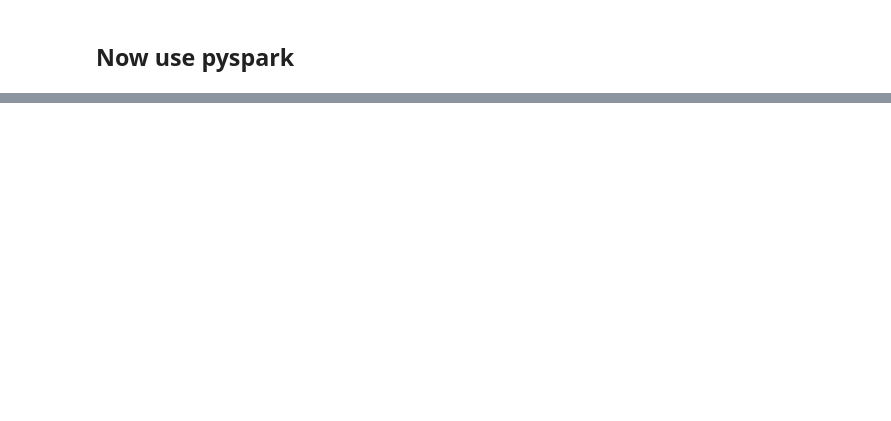
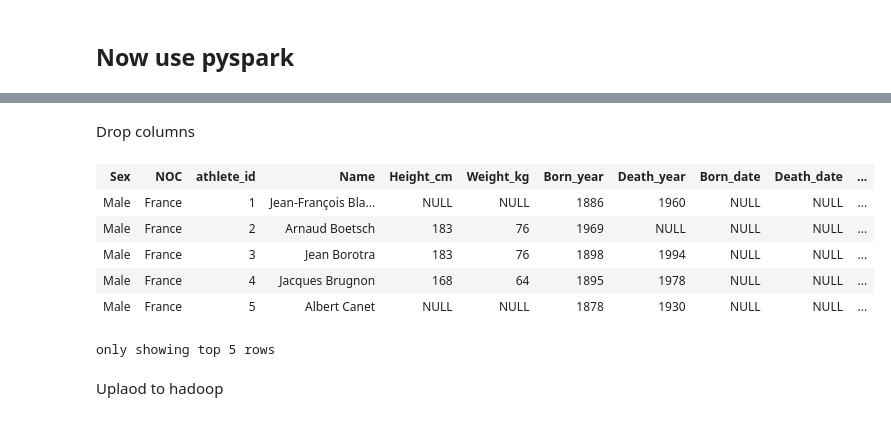
Before and after one commit to ojnny08/olympic-athlete-performance-elt, a Jupyter notebook: notebook/production.ipynb, the cells around one changed output, grey strips where cells are left out. Cells and saved outputs as stored; diff of their text form; code cells hidden in the pictures; blank space fills up the shorter version.

Commit message:
Ingested cleaned and transformed athlete and competition result datasets into a distributed HDFS environment using PySpark.

```diff
--- a/notebook/production.ipynb
+++ b/notebook/production.ipynb
@@ -51,0 +65,6 @@ org.apache.spark.SparkException: Exception thrown in awaitResult:
+# %%
+df_athletes = (
+    df_athletes
+    .withColumn('Born_date', F.try_to_date(F.col('Born_date'), 'd-MMMM-yyyy'))
+    .withColumn('Death_date', F.try_to_date(F.col('Death_date'), 'd-MMMM-yyyy'))
+)
@@ -51,0 +73,6 @@ org.apache.spark.SparkException: Exception thrown in awaitResult:
+# %%
+df_athletes = df_athletes.withColumn(
+    'Age',
+    F.col('Death_year') - F.col('Born_year')
+)
+df_athletes
@@ -51,0 +87,30 @@ org.apache.spark.SparkException: Exception thrown in awaitResult:
+# %% [markdown]
+Drop columns
+# %%
+df_athletes = df_athletes.drop(
+    'Roles',
+    'Full name',
+    'Used name',
+    'Born',
+    'Died',
+    'Measurements',
+    'Affiliations',
+    'Nick/petnames',
+    'Title(s)',
+    'Other names',
+    'Nationality',
+    'Original name',
+    'Name order'
+)
+
+df_athletes
+# %% [output]
+| Sex | NOC | athlete_id | Name | Height_cm | Weight_kg | Born_year | Death_year | Born_date | Death_date | ... |
+| Male | France | 1 | Jean-François Bla... | NULL | NULL | 1886 | 1960 | NULL | NULL | ... |
+| Male | France | 2 | Arnaud Boetsch | 183 | 76 | 1969 | NULL | NULL | NULL | ... |
+| Male | France | 3 | Jean Borotra | 183 | 76 | 1898 | 1994 | NULL | NULL | ... |
+| Male | France | 4 | Jacques Brugnon | 168 | 64 | 1895 | 1978 | NULL | NULL | ... |
+| Male | France | 5 | Albert Canet | NULL | NULL | 1878 | 1930 | NULL | NULL | ... |
+only showing top 5 rows
+# %% [markdown]
+Uplaod to hadoop
```
Also changed, not shown: parts of 14 cells of this notebook, 1 other file.
